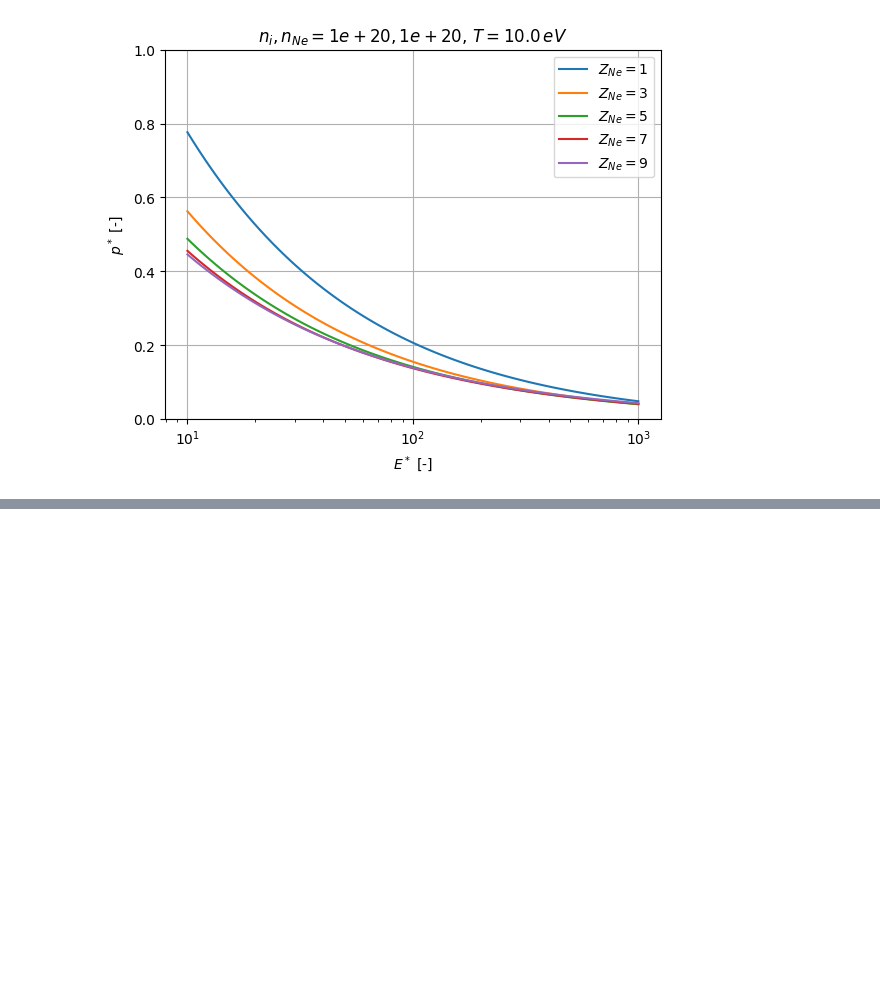
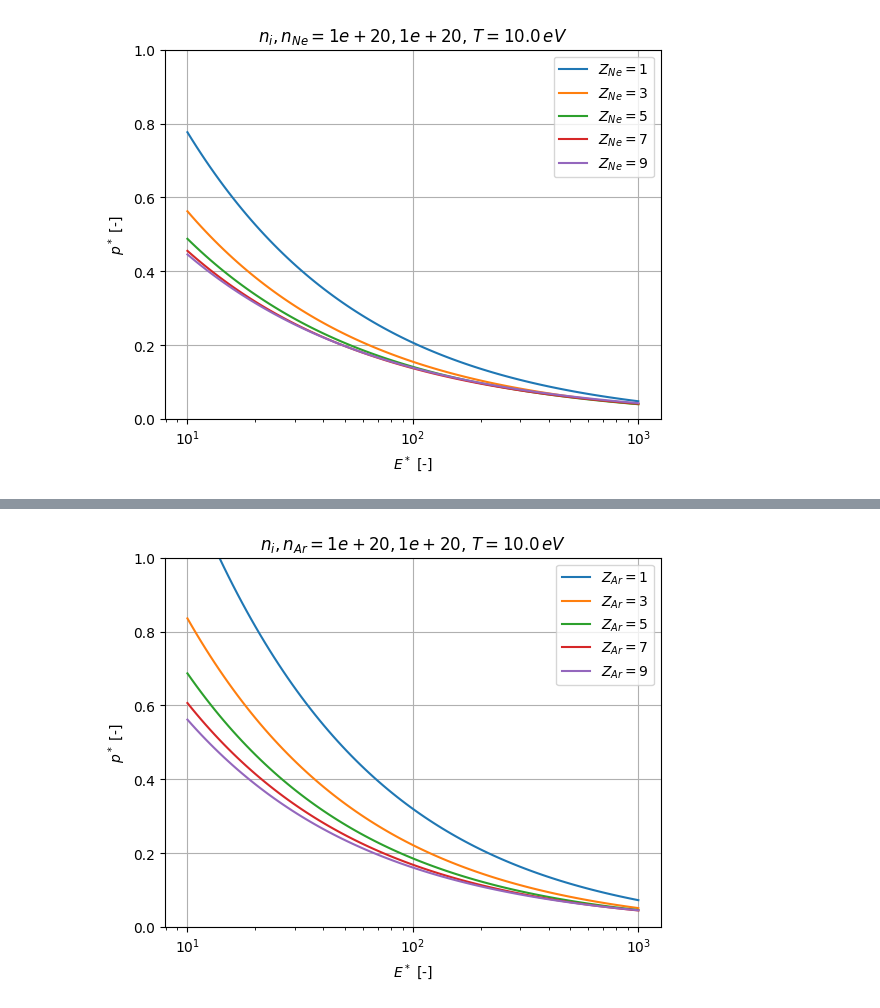
Before and after one commit to ridatta/RE_Solver, a Jupyter notebook: critical_momentum.ipynb, the cells around one changed output, grey strips where cells are left out. Cells and saved outputs as stored; diff of their text form; code cells hidden in the pictures; blank space fills up the shorter version.

```diff
--- a/critical_momentum.ipynb
+++ b/critical_momentum.ipynb
@@ -177,7 +202,7 @@ E_star = np.logspace(1,3,100)
 pstar = np.zeros_like(E_star)
 
 for ii in range(E_star.shape[0]):
-    out = fsolve(fn, 1, args=(E_star[ii],Z,Z0,nj,T))
+    out = fsolve(fn, 1, args=(E_star[ii],Z,Z0,nj,T,'Ne'))
     pstar[ii] = out[0]
 
 plt.plot(E_star,pstar,label='$Z_{Ne} = ' + str(Z0[1]) + '$')
@@ -188,7 +213,7 @@ plt.plot(E_star,pstar,label='$Z_{Ne} = ' + str(Z0[1]) + '$')
 Z0 = np.array([1,3]); # Ionization Level
 pstar = np.zeros_like(E_star)
 for ii in range(E_star.shape[0]):
-    out = fsolve(fn, 1, args=(E_star[ii],Z,Z0,nj,T))
+    out = fsolve(fn, 1, args=(E_star[ii],Z,Z0,nj,T,'Ne'))
     pstar[ii] = out[0]
 
 plt.plot(E_star,pstar,label='$Z_{Ne} = ' + str(Z0[1]) + '$')
@@ -198,7 +223,7 @@ plt.plot(E_star,pstar,label='$Z_{Ne} = ' + str(Z0[1]) + '$')
 Z0 = np.array([1,5]); # Ionization Level
 pstar = np.zeros_like(E_star)
 for ii in range(E_star.shape[0]):
-    out = fsolve(fn, 1, args=(E_star[ii],Z,Z0,nj,T))
+    out = fsolve(fn, 1, args=(E_star[ii],Z,Z0,nj,T,'Ne'))
     pstar[ii] = out[0]
 
 plt.plot(E_star,pstar,label='$Z_{Ne} = ' + str(Z0[1]) + '$')
@@ -208,7 +233,7 @@ plt.plot(E_star,pstar,label='$Z_{Ne} = ' + str(Z0[1]) + '$')
 Z0 = np.array([1,7]); # Ionization Level
 pstar = np.zeros_like(E_star)
 for ii in range(E_star.shape[0]):
-    out = fsolve(fn, 1, args=(E_star[ii],Z,Z0,nj,T))
+    out = fsolve(fn, 1, args=(E_star[ii],Z,Z0,nj,T,'Ne'))
     pstar[ii] = out[0]
 
 plt.plot(E_star,pstar,label='$Z_{Ne} = ' + str(Z0[1]) + '$')
@@ -218,7 +243,7 @@ plt.plot(E_star,pstar,label='$Z_{Ne} = ' + str(Z0[1]) + '$')
 Z0 = np.array([1,9]); # Ionization Level
 pstar = np.zeros_like(E_star)
 for ii in range(E_star.shape[0]):
-    out = fsolve(fn, 1, args=(E_star[ii],Z,Z0,nj,T))
+    out = fsolve(fn, 1, args=(E_star[ii],Z,Z0,nj,T,'Ne'))
     pstar[ii] = out[0]
 
 plt.plot(E_star,pstar,label='$Z_{Ne} = ' + str(Z0[1]) + '$')
@@ -237,3 +262,75 @@ plt.title('$n_i, n_{Ne} = %1.3g, %1.3g,\, T = %1.1f \, eV$'%(nj[0],nj[1],T))
 # %% [output]
 Text(0.5, 1.0, '$n_i, n_{Ne} = 1e+20, 1e+20,\\, T = 10.0 \\, eV$')
 [figure]
+# %%
+# Vary Estar for Ar
+
+# Constants
+Z = np.array([1,18]); # Max. Ionization
+Z0 = np.array([1,1]); # Ionization Level
+nj = np.array([1e20,1e20]); # Density
+T = 10;
+
+# Vary E_star
+E_star = np.logspace(1,3,100)
+pstar = np.zeros_like(E_star)
+
+for ii in range(E_star.shape[0]):
+    out = fsolve(fn, 1, args=(E_star[ii],Z,Z0,nj,T,'Ar'))
+    pstar[ii] = out[0]
+
+plt.plot(E_star,pstar,label='$Z_{Ar} = ' + str(Z0[1]) + '$')
+
+
+# Now Try different Ar ionizations
+
+Z0 = np.array([1,3]); # Ionization Level
+pstar = np.zeros_like(E_star)
+for ii in range(E_star.shape[0]):
+    out = fsolve(fn, 1, args=(E_star[ii],Z,Z0,nj,T,'Ar'))
+    pstar[ii] = out[0]
+
+plt.plot(E_star,pstar,label='$Z_{Ar} = ' + str(Z0[1]) + '$')
+
+# Now Try different Ar ionizations
+
+Z0 = np.array([1,5]); # Ionization Level
+pstar = np.zeros_like(E_star)
+for ii in range(E_star.shape[0]):
+    out = fsolve(fn, 1, args=(E_star[ii],Z,Z0,nj,T,'Ar'))
+    pstar[ii] = out[0]
+
+plt.plot(E_star,pstar,label='$Z_{Ar} = ' + str(Z0[1]) + '$')
+
+# Now Try different Ar ionizations
+
+Z0 = np.array([1,7]); # Ionization Level
+pstar = np.zeros_like(E_star)
+for ii in range(E_star.shape[0]):
+    out = fsolve(fn, 1, args=(E_star[ii],Z,Z0,nj,T,'Ar'))
+    pstar[ii] = out[0]
+
+plt.plot(E_star,pstar,label='$Z_{Ar} = ' + str(Z0[1]) + '$')
+
+# Now Try different Ar ionizations
+
+Z0 = np.array([1,9]); # Ionization Level
+pstar = np.zeros_like(E_star)
+for ii in range(E_star.shape[0]):
+    out = fsolve(fn, 1, args=(E_star[ii],Z,Z0,nj,T,'Ar'))
+    pstar[ii] = out[0]
+
+plt.plot(E_star,pstar,label='$Z_{Ar} = ' + str(Z0[1]) + '$')
+
+
+
+
+
+plt.xlabel('$E^*$ [-]')
+plt.ylabel('$p^*$ [-]')
+plt.grid()
+plt.xscale('log')
+plt.legend()
+plt.ylim([0,1])
+plt.title('$n_i, n_{Ar} = %1.3g, %1.3g,\, T = %1.1f \, eV$'%(nj[0],nj[1],T))
+# %% [output]
@@ -239,0 +338 @@ Text(0.5, 1.0, '$n_i, n_{Ne} = 1e+20, 1e+20,\\, T = 10.0 \\, eV$')
+[figure, added]
```
Also changed, not shown: parts of 7 cells of this notebook, 3 other files.
